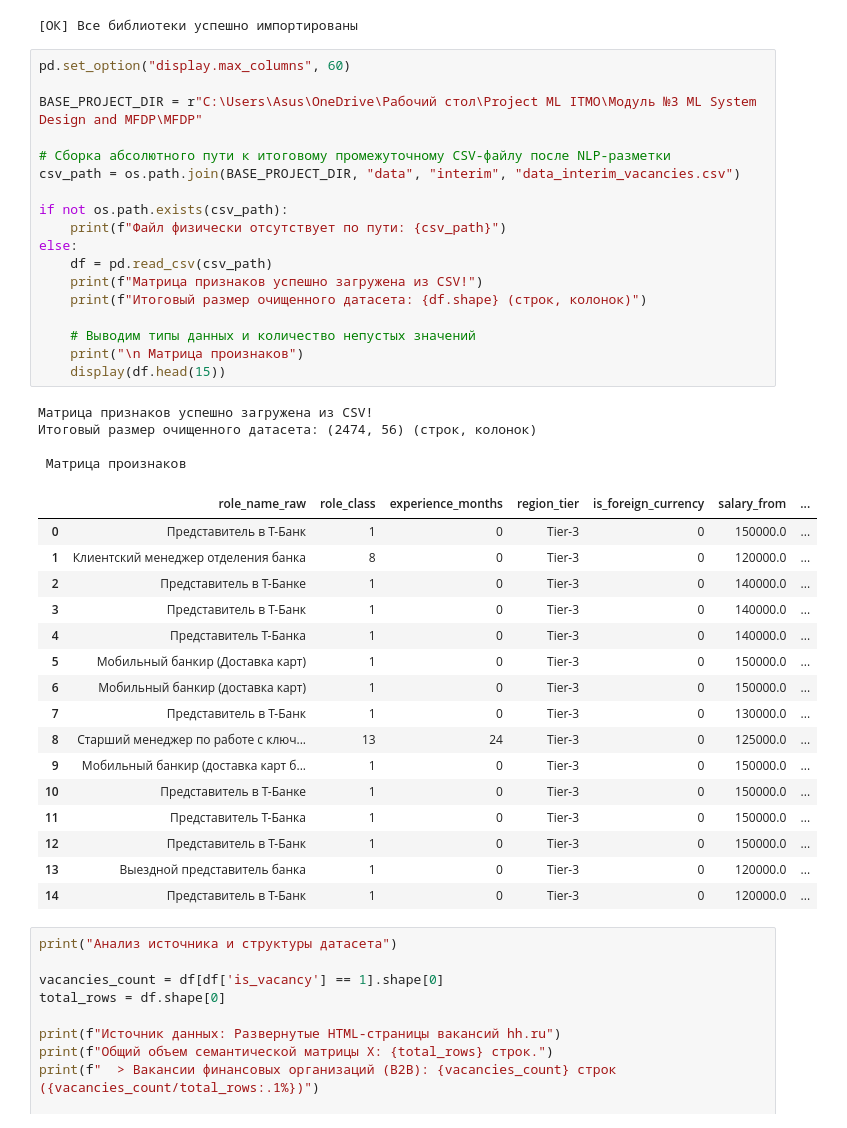
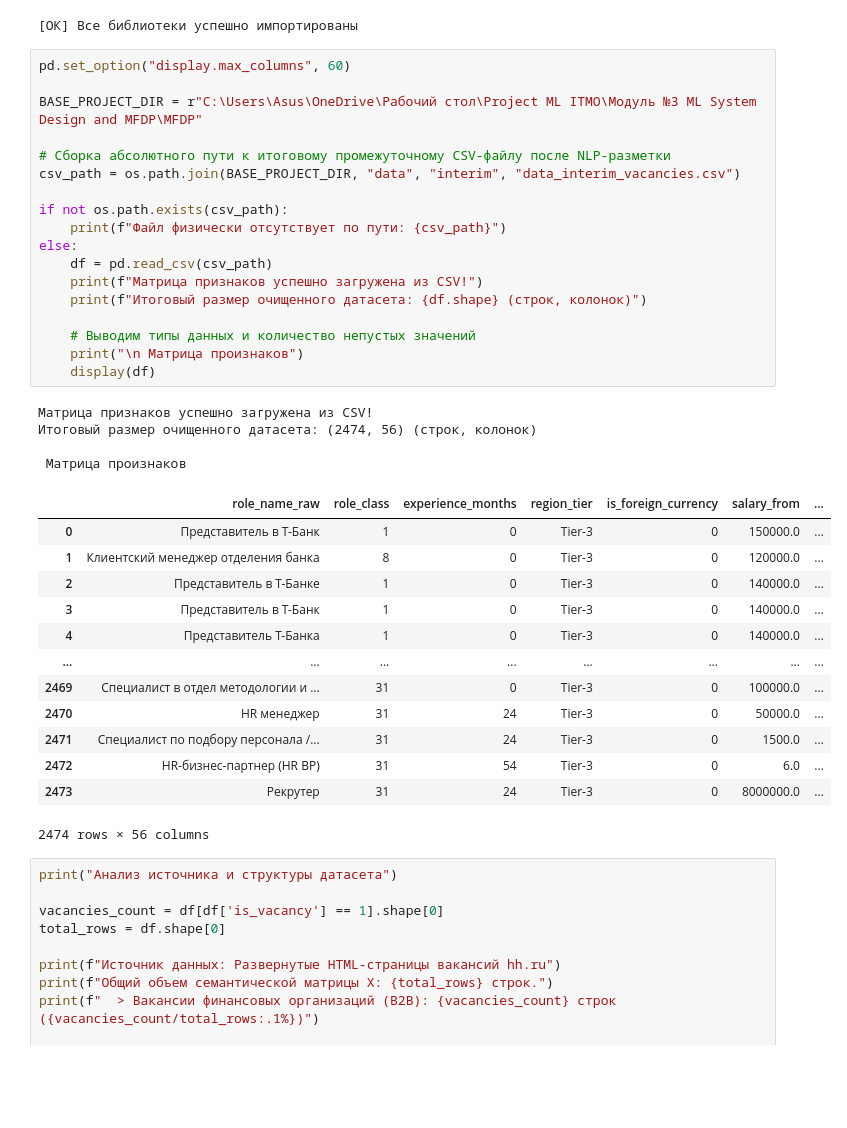
Before and after one commit to stason1991/My-First-Data-Project, a Jupyter notebook: notebooks/eda_project_mfdp.ipynb, the cells around one changed output. Cells and saved outputs as stored; diff of their text form; blank space fills up the shorter version.

```diff
--- a/notebooks/eda_project_mfdp.ipynb
+++ b/notebooks/eda_project_mfdp.ipynb
@@ -22,42 +19,39 @@ print("[ОК] Все библиотеки успешно импортирова
 # %%
 pd.set_option("display.max_columns", 60)
 
 BASE_PROJECT_DIR = r"C:\Users\Asus\OneDrive\Рабочий стол\Project ML ITMO\Модуль №3 ML System Design and MFDP\MFDP"
 
 # Сборка абсолютного пути к итоговому промежуточному CSV-файлу после NLP-разметки
 csv_path = os.path.join(BASE_PROJECT_DIR, "data", "interim", "data_interim_vacancies.csv")
 
 if not os.path.exists(csv_path):
     print(f"Файл физически отсутствует по пути: {csv_path}")
 else:
     df = pd.read_csv(csv_path)
     print(f"Матрица признаков успешно загружена из CSV!")
     print(f"Итоговый размер очищенного датасета: {df.shape} (строк, колонок)")
 
     # Выводим типы данных и количество непустых значений
     print("\n Матрица произнаков")
-    display(df.head(15))
+    display(df)
 # %% [output]
 Матрица признаков успешно загружена из CSV!
 Итоговый размер очищенного датасета: (2474, 56) (строк, колонок)
 
  Матрица произнаков
 |  | role_name_raw | role_class | experience_months | region_tier | is_foreign_currency | salary_from | ... |
 | 0 | Представитель в Т-Банк | 1 | 0 | Tier-3 | 0 | 150000.0 | ... |
 | 1 | Клиентский менеджер отделения банка | 8 | 0 | Tier-3 | 0 | 120000.0 | ... |
 | 2 | Представитель в Т-Банке | 1 | 0 | Tier-3 | 0 | 140000.0 | ... |
 | 3 | Представитель в Т-Банк | 1 | 0 | Tier-3 | 0 | 140000.0 | ... |
 | 4 | Представитель Т-Банка | 1 | 0 | Tier-3 | 0 | 140000.0 | ... |
-| 5 | Мобильный банкир (Доставка карт) | 1 | 0 | Tier-3 | 0 | 150000.0 | ... |
-| 6 | Мобильный банкир (доставка карт) | 1 | 0 | Tier-3 | 0 | 150000.0 | ... |
-| 7 | Представитель в Т-Банк | 1 | 0 | Tier-3 | 0 | 130000.0 | ... |
-| 8 | Старший менеджер по работе с ключ... | 13 | 24 | Tier-3 | 0 | 125000.0 | ... |
-| 9 | Мобильный банкир (доставка карт б... | 1 | 0 | Tier-3 | 0 | 150000.0 | ... |
-| 10 | Представитель в Т-Банке | 1 | 0 | Tier-3 | 0 | 150000.0 | ... |
-| 11 | Представитель Т-Банка | 1 | 0 | Tier-3 | 0 | 150000.0 | ... |
-| 12 | Представитель в Т-Банк | 1 | 0 | Tier-3 | 0 | 150000.0 | ... |
-| 13 | Выездной представитель банка | 1 | 0 | Tier-3 | 0 | 120000.0 | ... |
-| 14 | Представитель в Т-Банк | 1 | 0 | Tier-3 | 0 | 120000.0 | ... |
+| ... | ... | ... | ... | ... | ... | ... | ... |
+| 2469 | Специалист в отдел методологии и ... | 31 | 0 | Tier-3 | 0 | 100000.0 | ... |
+| 2470 | HR менеджер | 31 | 24 | Tier-3 | 0 | 50000.0 | ... |
+| 2471 | Специалист по подбору персонала /... | 31 | 24 | Tier-3 | 0 | 1500.0 | ... |
+| 2472 | HR-бизнес-партнер (HR BP) | 31 | 54 | Tier-3 | 0 | 6.0 | ... |
+| 2473 | Рекрутер | 31 | 24 | Tier-3 | 0 | 8000000.0 | ... |
+2474 rows × 56 columns
 # %%
 print("Анализ источника и структуры датасета")
 
```
Also changed, not shown: parts of 21 cells of this notebook.
